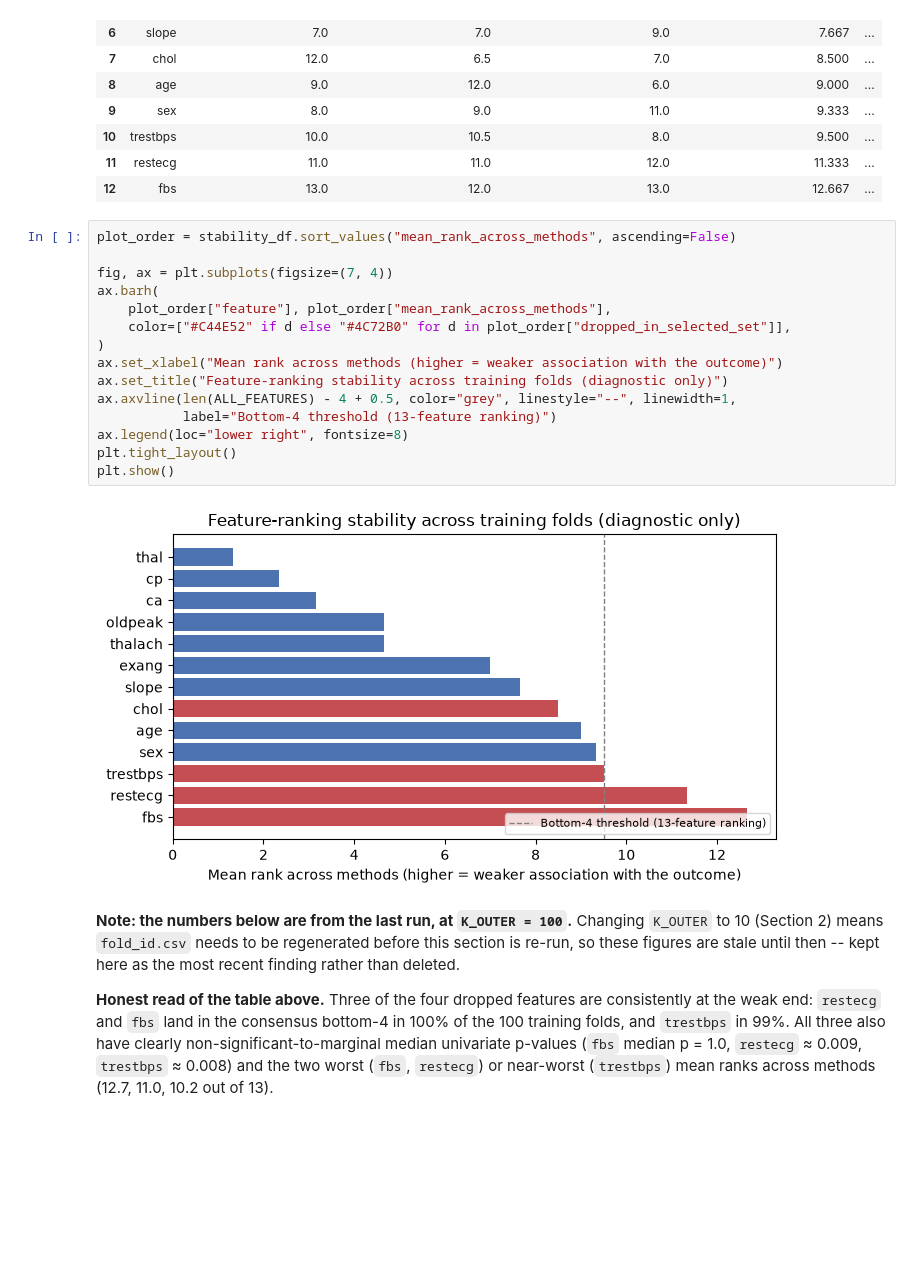
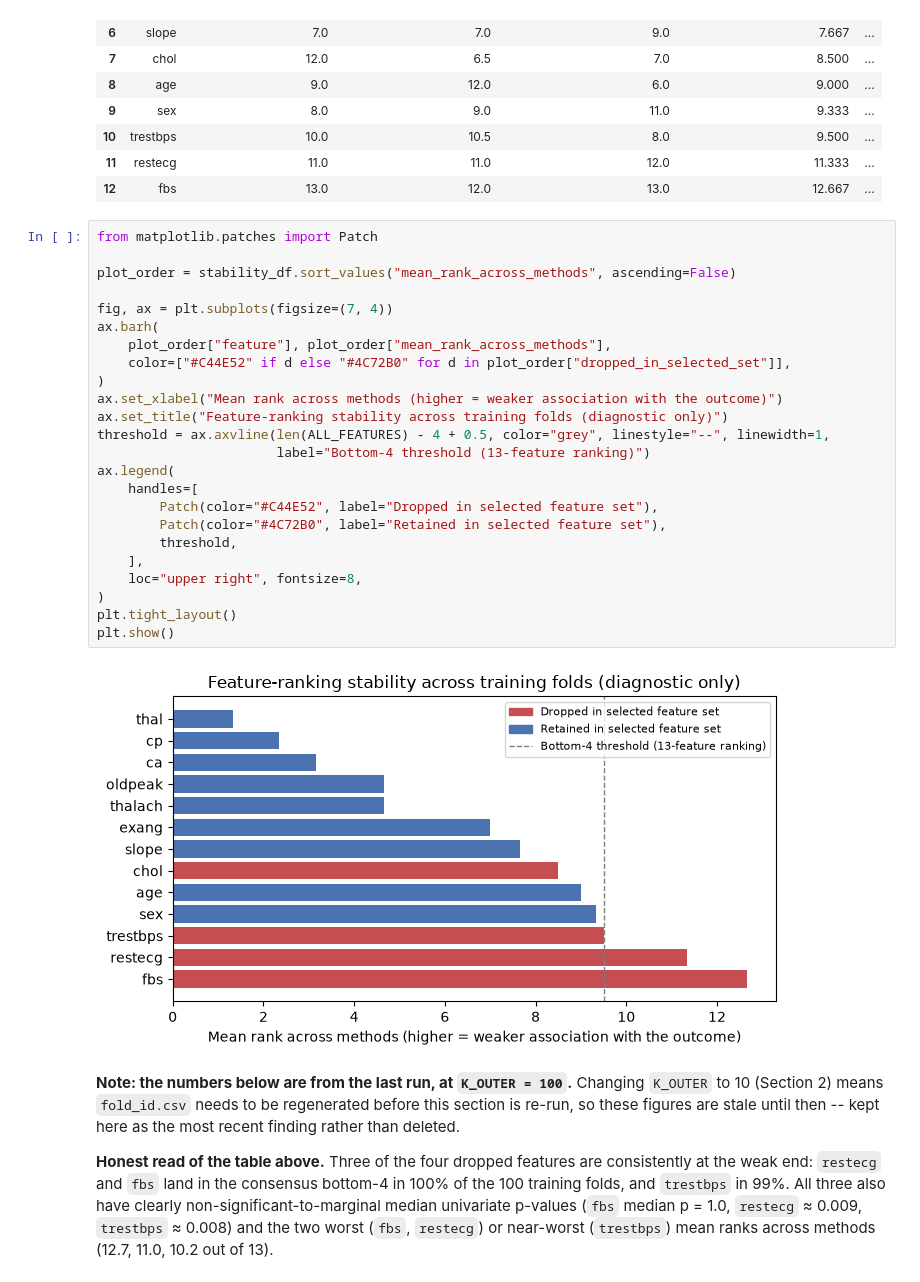
Before and after one commit to zzz271828/FIT2082_Research, a Jupyter notebook: notebooks/global_model_armA.ipynb, the cells around one changed output. Saved outputs shown, nothing was run; the diff lists cells and outputs as text; blank space fills up the shorter version.

```diff
--- a/notebooks/global_model_armA.ipynb
+++ b/notebooks/global_model_armA.ipynb
@@ -360,22 +359,31 @@ Saved armA_feature_ranking_stability.csv
 | 11 | restecg | 11.0 | 11.0 | 12.0 | 11.333 | ... |
 | 12 | fbs | 13.0 | 12.0 | 13.0 | 12.667 | ... |
 # %%
+from matplotlib.patches import Patch
+
 plot_order = stability_df.sort_values("mean_rank_across_methods", ascending=False)
 
 fig, ax = plt.subplots(figsize=(7, 4))
 ax.barh(
     plot_order["feature"], plot_order["mean_rank_across_methods"],
     color=["#C44E52" if d else "#4C72B0" for d in plot_order["dropped_in_selected_set"]],
 )
 ax.set_xlabel("Mean rank across methods (higher = weaker association with the outcome)")
 ax.set_title("Feature-ranking stability across training folds (diagnostic only)")
-ax.axvline(len(ALL_FEATURES) - 4 + 0.5, color="grey", linestyle="--", linewidth=1,
-           label="Bottom-4 threshold (13-feature ranking)")
-ax.legend(loc="lower right", fontsize=8)
+threshold = ax.axvline(len(ALL_FEATURES) - 4 + 0.5, color="grey", linestyle="--", linewidth=1,
+                       label="Bottom-4 threshold (13-feature ranking)")
+ax.legend(
+    handles=[
+        Patch(color="#C44E52", label="Dropped in selected feature set"),
+        Patch(color="#4C72B0", label="Retained in selected feature set"),
+        threshold,
+    ],
+    loc="upper right", fontsize=8,
+)
 plt.tight_layout()
 plt.show()
 # %% [output]
-[figure, old version]
+[figure, new version]
 # %% [markdown]
 **Note: the numbers below are from the last run, at `K_OUTER = 100`.** Changing `K_OUTER` to 10 (Section 2) means `fold_id.csv` needs to be regenerated before this section is re-run, so these figures are stale until then -- kept here as the most recent finding rather than deleted.
 
```
Also changed, not shown: parts of 4 cells of this notebook, 10 other files.
